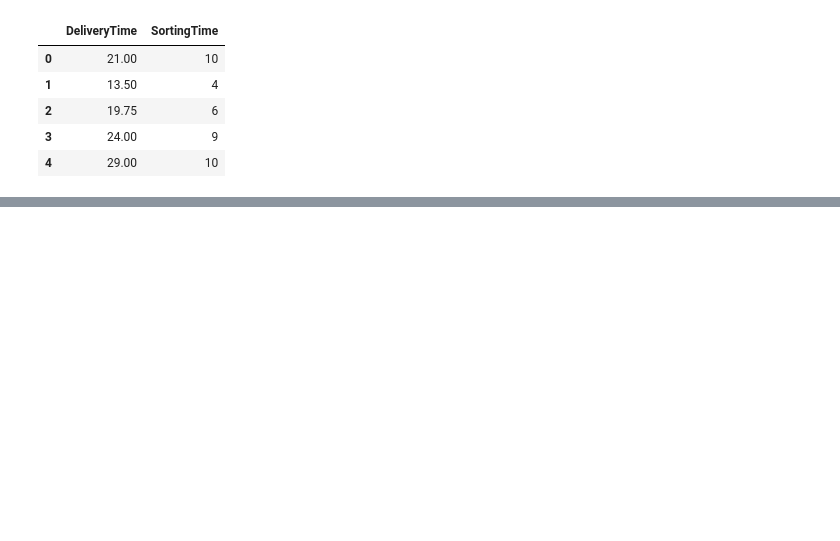
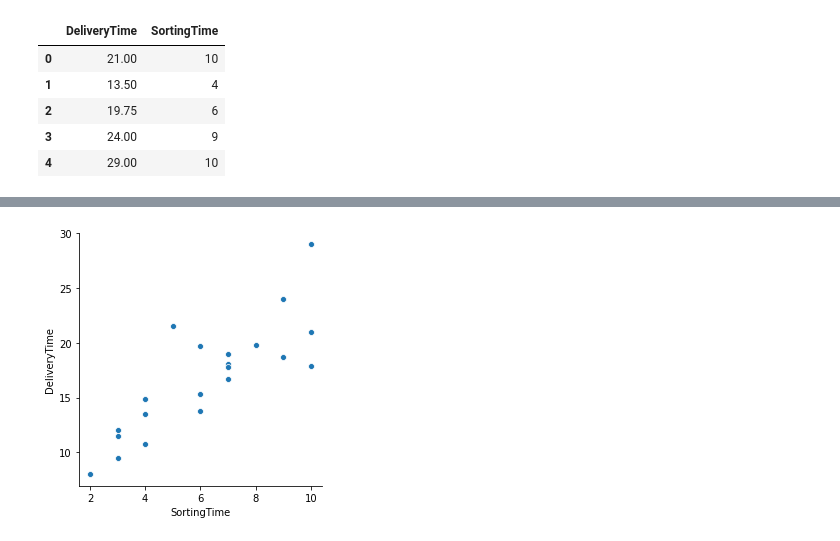
Before and after one commit to Meghagaik/Assignments, a Jupyter notebook: SimpleLinearRegression-Delivery_time.ipynb, the cells around one changed output, grey strips where cells are left out. Saved outputs shown, nothing was run; the diff lists cells and outputs as text; code cells hidden in the pictures; blank space fills up the shorter version.

```diff
--- a/SimpleLinearRegression-Delivery_time.ipynb
+++ b/SimpleLinearRegression-Delivery_time.ipynb
@@ -72,0 +46,11 @@ dtype: float64
+# %%
+# Import matplotlib and seaborn libraries to visualize the data
+import matplotlib.pyplot as plt
+import seaborn as sns
+
+# Using pairplot we'll visualize the data for correlation
+sns.pairplot(data, x_vars=['SortingTime'],
+             y_vars='DeliveryTime', size=4, aspect=1, kind='scatter')
+plt.show()
+# %% [output]
+[figure, added]
```
Also changed, not shown: parts of 32 cells of this notebook.
